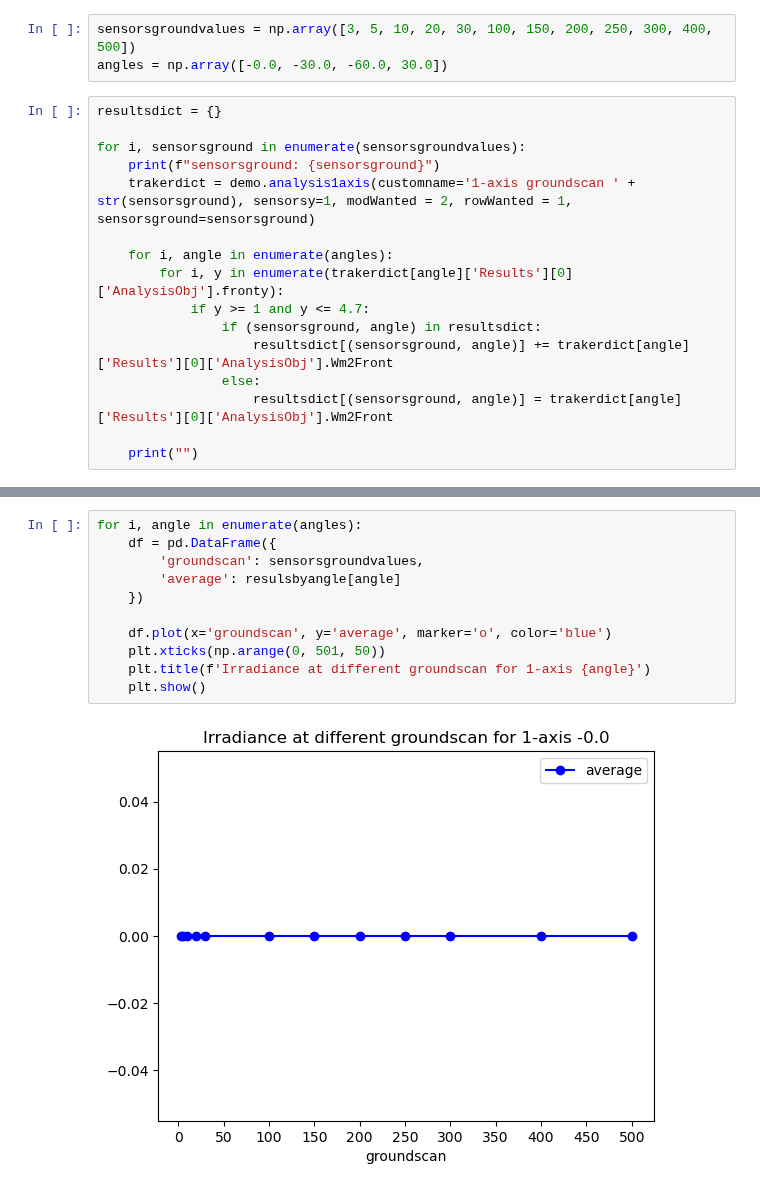
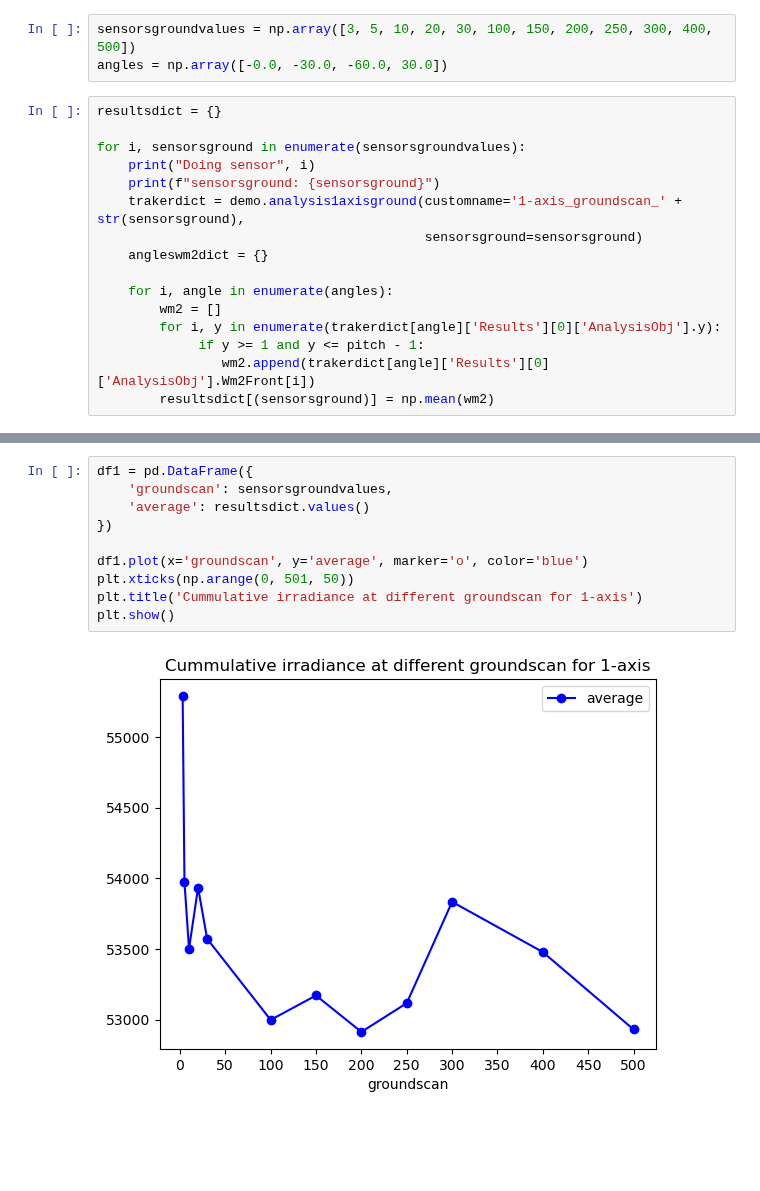
Before and after one commit to NREL/bifacial_radiance, a Jupyter notebook: docs/development/1axis-test-90.ipynb, the cells around one changed output, grey strips where cells are left out. Drawn from its saved outputs; the diff is of its cells as text; blank space fills up the shorter version.

```diff
--- a/docs/development/1axis-test-90.ipynb
+++ b/docs/development/1axis-test-90.ipynb
@@ -162,16 +148,16 @@ angles = np.array([-0.0, -30.0, -60.0, 30.0])
 resultsdict = {}
 
 for i, sensorsground in enumerate(sensorsgroundvalues):
+    print("Doing sensor", i)
     print(f"sensorsground: {sensorsground}")
-    trakerdict = demo.analysis1axis(customname='1-axis groundscan ' + str(sensorsground), sensorsy=1, modWanted = 2, rowWanted = 1, sensorsground=sensorsground)
+    trakerdict = demo.analysis1axisground(customname='1-axis_groundscan_' + str(sensorsground),
+                                          sensorsground=sensorsground)
+    angleswm2dict = {}
 
     for i, angle in enumerate(angles):
-        for i, y in enumerate(trakerdict[angle]['Results'][0]['AnalysisObj'].fronty):
-            if y >= 1 and y <= 4.7:
-                if (sensorsground, angle) in resultsdict:
-                    resultsdict[(sensorsground, angle)] += trakerdict[angle]['Results'][0]['AnalysisObj'].Wm2Front
-                else:
-                    resultsdict[(sensorsground, angle)] = trakerdict[angle]['Results'][0]['AnalysisObj'].Wm2Front
-
-    print("")
+        wm2 = []
+        for i, y in enumerate(trakerdict[angle]['Results'][0]['AnalysisObj'].y):
+             if y >= 1 and y <= pitch - 1:
+                wm2.append(trakerdict[angle]['Results'][0]['AnalysisObj'].Wm2Front[i])
+        resultsdict[(sensorsground)] = np.mean(wm2)
 # %% [output]
@@ -267,13 +367,12 @@ resulsbyangle
 # %%
-for i, angle in enumerate(angles):
-    df = pd.DataFrame({
-        'groundscan': sensorsgroundvalues,
-        'average': resulsbyangle[angle]
-    })
+df1 = pd.DataFrame({
+    'groundscan': sensorsgroundvalues,
+    'average': resultsdict.values()
+})
 
-    df.plot(x='groundscan', y='average', marker='o', color='blue')
-    plt.xticks(np.arange(0, 501, 50))
-    plt.title(f'Irradiance at different groundscan for 1-axis {angle}')
-    plt.show()
+df1.plot(x='groundscan', y='average', marker='o', color='blue')
+plt.xticks(np.arange(0, 501, 50))
+plt.title('Cummulative irradiance at different groundscan for 1-axis')
+plt.show()
 # %% [output]
-[figure, old version]
+[figure, new version]
```
Also changed, not shown: parts of 15 cells of this notebook, 17 other files.
